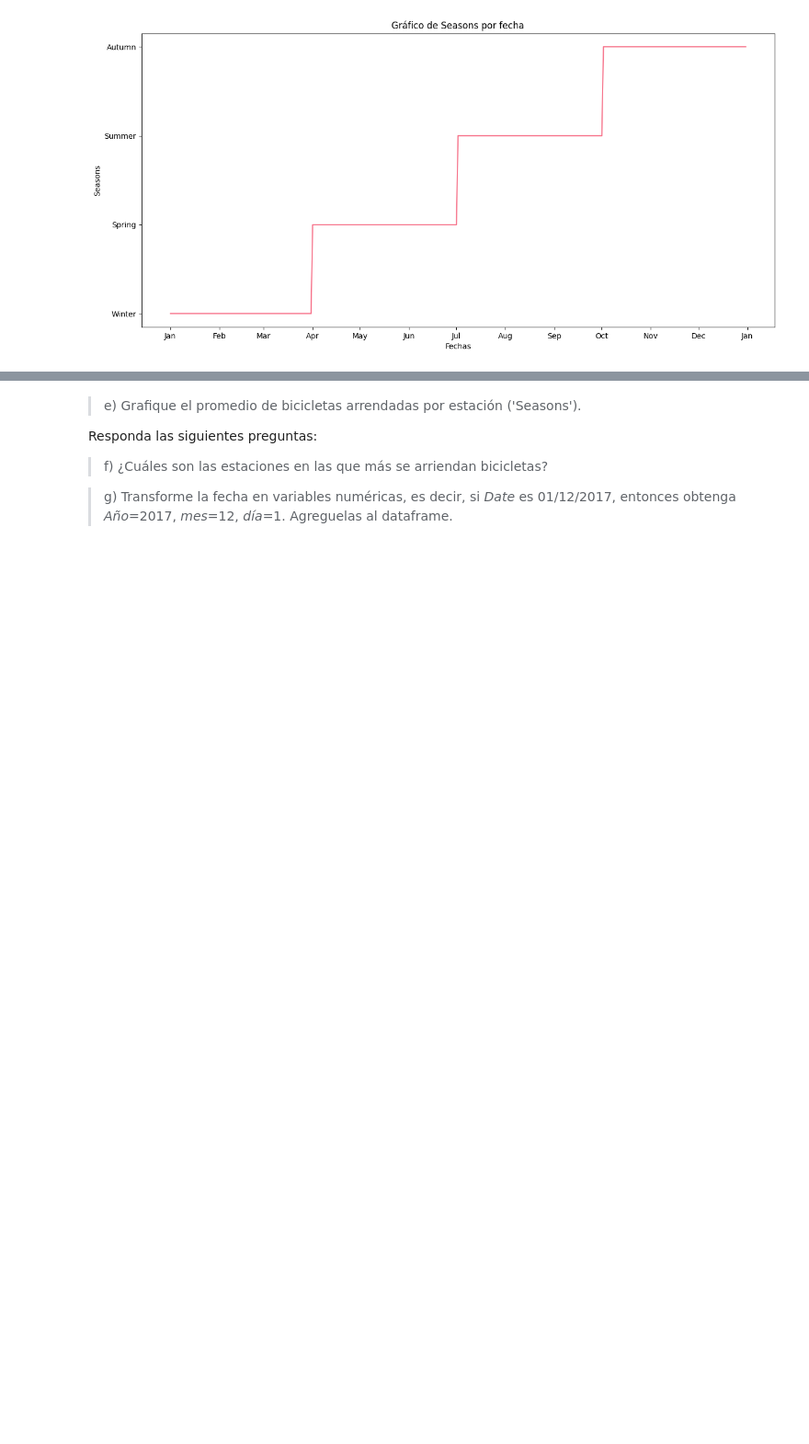
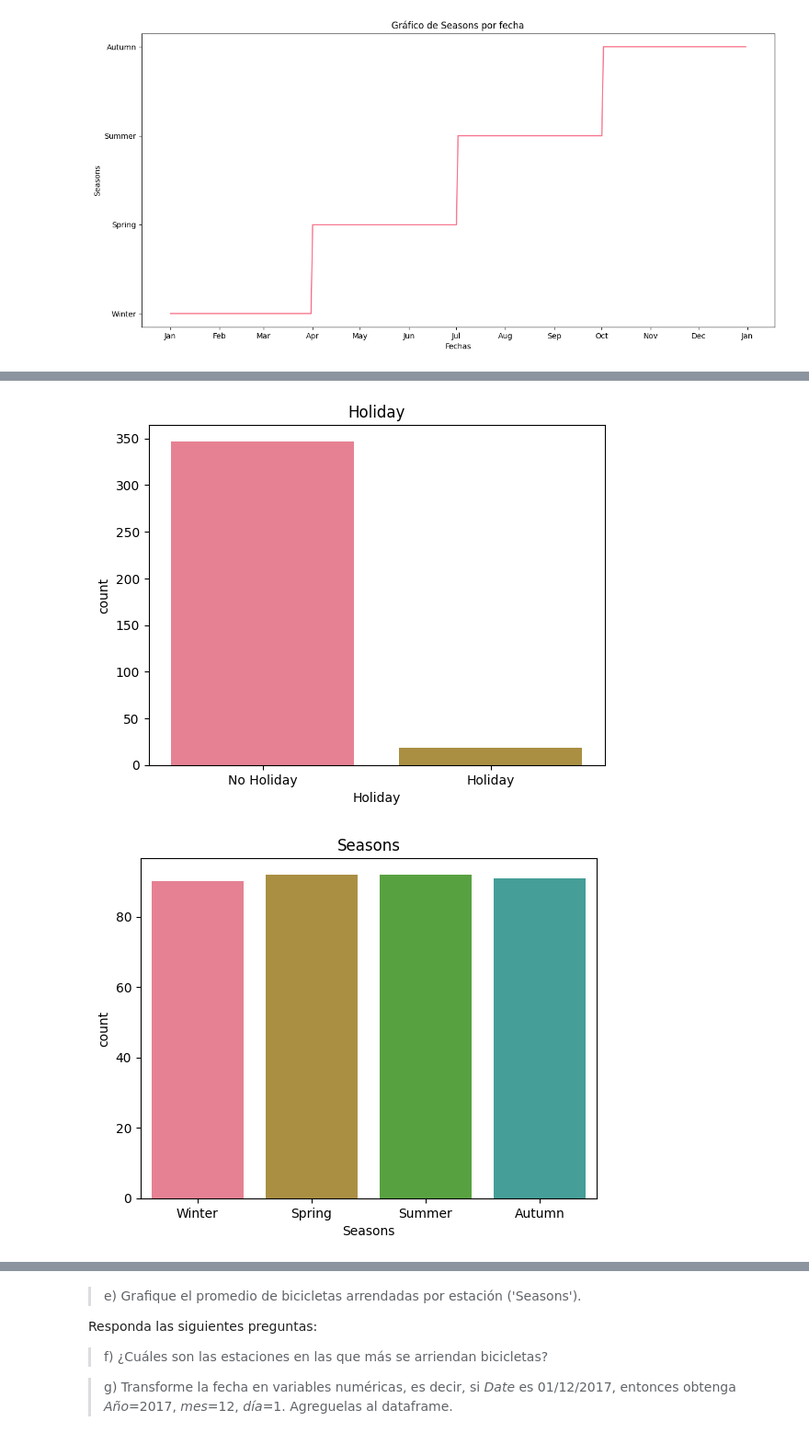
Before and after one commit to DYessouroun/Tareas-ML, a Jupyter notebook: Enunciado_tarea_1.ipynb, the cells around one changed output, grey strips where cells are left out. Shown: that part at 92% size. Drawn from its saved outputs; the diff is of its cells as text; code cells hidden in the pictures; blank space fills up the shorter version.

```diff
--- a/Enunciado_tarea_1.ipynb
+++ b/Enunciado_tarea_1.ipynb
@@ -283,0 +288,15 @@ for verify in ['Holiday', 'Seasons']:
+# %%
+dates = data['Date'].unique()
+
+dias_completos = 0
+incompletos = []
+for date in dates:
+    count = data[data['Date'] == date]['Hour'].value_counts()
+    if len(count) == 24:
+        dias_completos += 1
+    else:
+        incompletos.append(date)
+print(f'días de 24 horas: {dias_completos}')
+print(f'días incompletos: {len(dates) - dias_completos}')
+for date in incompletos:
+    print(f'- {date}')
@@ -283,0 +308,6 @@ for verify in ['Holiday', 'Seasons']:
+# %%
+from datetime import datetime
+data['Date'] = pd.to_datetime(data['Date'], format='%d/%m/%Y')
+mini_data_diario = data.loc[:, ['Date','Rented Bike Count']].groupby(pd.Grouper(key='Date', freq='D')).sum()
+mini_data_diario = mini_data_diario.reset_index()
+mini_data_diario.head()
@@ -283,0 +321,15 @@ for verify in ['Holiday', 'Seasons']:
+# %%
+# Agregar una columna que indica si la fecha corresponde a un día de la semana o un fin de semana
+data['Weekday'] = data['Date'].dt.weekday.apply(lambda x: 'Yes' if x < 5 else 'No')
+mini_data_diario['Weekday'] = mini_data_diario['Date'].dt.weekday.apply(lambda x: 'Yes' if x < 5 else 'No')
+
+holiday = []
+season = []
+for date in mini_data_diario['Date']:
+    holiday.append(list(data[data['Date'] == date]['Holiday'])[0])
+    season.append(list(data[data['Date'] == date]['Seasons'])[0])
+
+mini_data_diario['Holiday'] = holiday
+mini_data_diario['Seasons'] = season
+
+mini_data_diario.head()
@@ -284,9 +343,9 @@ for verify in ['Holiday', 'Seasons']:
 # %%
-cat_features = data[['Holiday', 'Seasons', 'Rented Bike Count']]
+cat_features = data[['Holiday', 'Seasons','Weekday']]
 for i in cat_features:
-    ax = sns.countplot(...
+    sns.countplot(x = i, data = mini_data_diario)
     plt.title(i)
-    """
-    Su código aquí
-    """
     plt.show()
+# %% [output]
+[figure, added]
+[figure, added]
```
Also changed, not shown: parts of 14 cells of this notebook, 1 other file.
